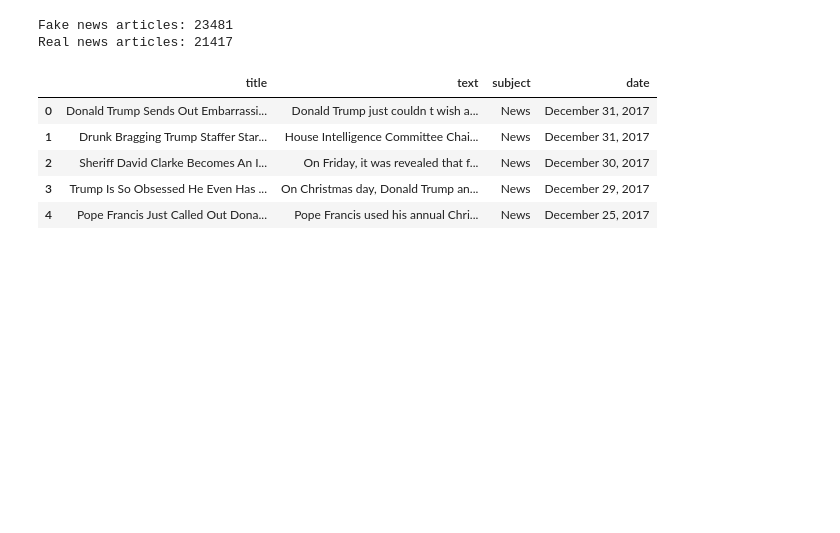
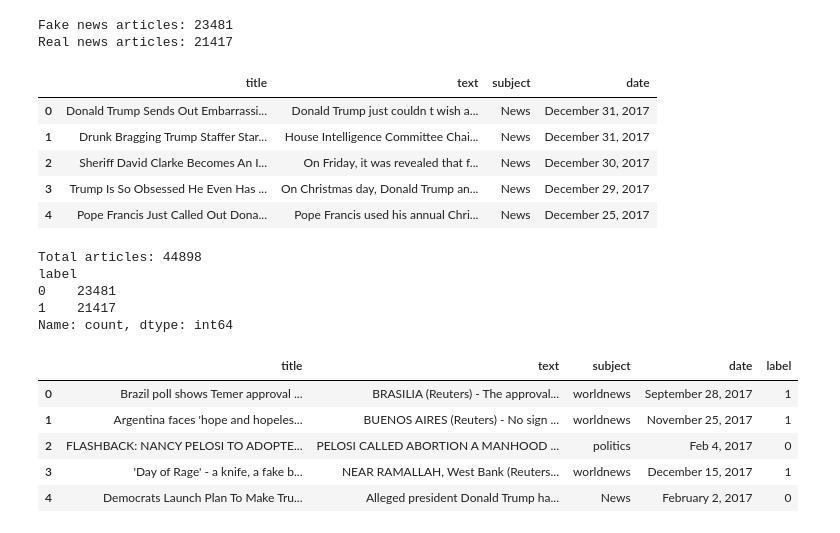
Before and after one commit to Ghost0734/fake-news-detector-, a Jupyter notebook: fake_news_detector.ipynb, the cells around one changed output. Saved outputs shown, nothing was run; the diff lists cells and outputs as text; code cells hidden in the pictures; blank space fills up the shorter version.

Commit message:
added data labeling and text cleaning

```diff
--- a/fake_news_detector.ipynb
+++ b/fake_news_detector.ipynb
@@ -52,3 +52,25 @@ Real news articles: 21417
 | 2 | Sheriff David Clarke Becomes An I... | On Friday, it was revealed that f... | News | December 30, 2017 |
 | 3 | Trump Is So Obsessed He Even Has ... | On Christmas day, Donald Trump an... | News | December 29, 2017 |
 | 4 | Pope Francis Just Called Out Dona... | Pope Francis used his annual Chri... | News | December 25, 2017 |
+# %%
+# Label the data
+fake['label'] = 0   # 0 = Fake
+true['label'] = 1   # 1 = Real
+
+# Combine and shuffle
+df = pd.concat([fake, true]).sample(frac=1).reset_index(drop=True)
+print("Total articles:", len(df))
+print(df['label'].value_counts())
+df.head()
+# %% [output]
+Total articles: 44898
+label
+0    23481
+1    21417
+Name: count, dtype: int64
+|  | title | text | subject | date | label |
+| 0 | Brazil poll shows Temer approval ... | BRASILIA (Reuters) - The approval... | worldnews | September 28, 2017 | 1 |
+| 1 | Argentina faces 'hope and hopeles... | BUENOS AIRES (Reuters) - No sign ... | worldnews | November 25, 2017 | 1 |
+| 2 | FLASHBACK: NANCY PELOSI TO ADOPTE... | PELOSI CALLED ABORTION A MANHOOD ... | politics | Feb 4, 2017 | 0 |
+| 3 | 'Day of Rage' - a knife, a fake b... | NEAR RAMALLAH, West Bank (Reuters... | worldnews | December 15, 2017 | 1 |
+| 4 | Democrats Launch Plan To Make Tru... | Alleged president Donald Trump ha... | News | February 2, 2017 | 0 |
```
Also changed, not shown: parts of 1 cell of this notebook.
